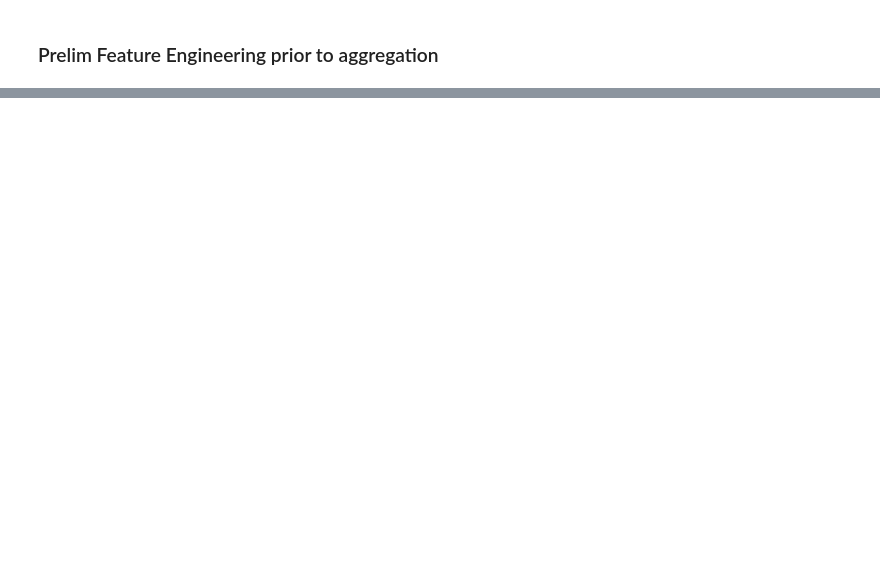
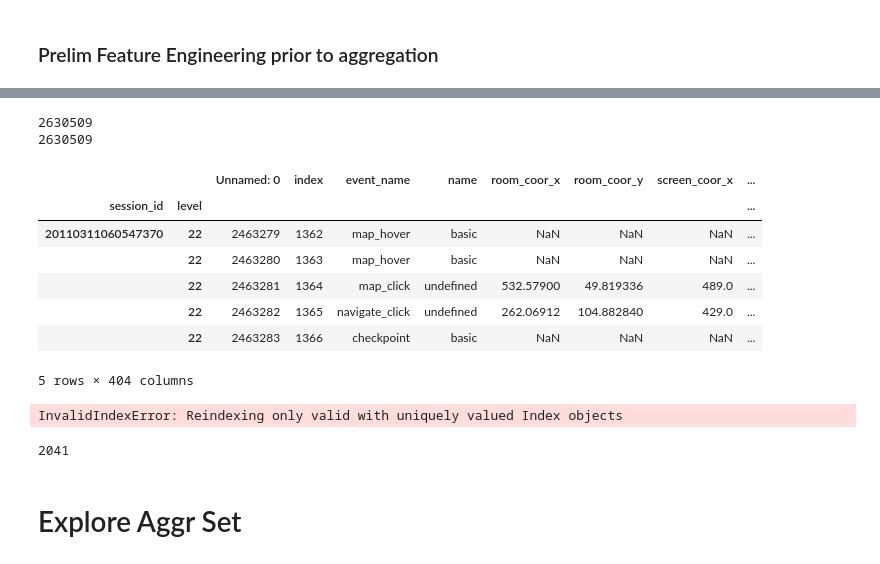
Before and after one commit to derekngoh/kaggle, a Jupyter notebook: predict-student-performance-from-game-play/student_perf1.ipynb, the cells around one changed output, grey strips where cells are left out. Cells and saved outputs as stored; diff of their text form; code cells hidden in the pictures; blank space fills up the shorter version.

```diff
--- a/predict-student-performance-from-game-play/student_perf1.ipynb
+++ b/predict-student-performance-from-game-play/student_perf1.ipynb
@@ -317,0 +313,8 @@ gc.collect()
+# %%
+#pivot additional info
+temp = reduced_combined_set.pivot(columns='addition_info_fr_id', values='level_additionalinfo_sigcount')
+temp2 = pd.concat([reduced_combined_set[['session_id', 'level']], temp], axis=1)
+temp2 = temp2.groupby(['session_id', 'level'])[['session_id', 'level'] + list(pd.Series(list(temp.columns)).explode())].ffill().bfill()
+temp2.drop(['session_id', 'level'], axis=1, inplace=True)
+reduced_combined_set = pd.concat([reduced_combined_set, temp2], axis=1).drop(['addition_info_fr_id','level_additionalinfo_sigcount'], axis=1)
+reduced_combined_set.shape
@@ -317,0 +323,3 @@ gc.collect()
+# %%
+reduced_combined_set.drop('Unnamed: 0', axis=1, inplace=True)
+reduced_combined_set.info(verbose=True)
@@ -317,0 +330,16 @@ gc.collect()
+# %%
+agg_combined_set = reduced_combined_set.groupby(['session_id', 'level']).agg({
+    'elapsed_time': 'max',
+    'hover_duration': 'mean',
+    'room_position_info': 'mean',
+    'room_not_in_sight_count': 'sum',
+    'level_step_count': 'max',
+    'level_elapsed_time': 'max',
+    'full_sess_music': 'mean',
+    'full_sess_hq': 'mean',
+    'full_sess_fullscreen': 'mean',
+    'text_is_question_count': 'sum',
+    'level_group': 'max',
+    'label': 'max'
+})
+agg_combined_set.tail()
@@ -317,0 +356,8 @@ gc.collect()
+# %%
+#merge pivot set
+print(len(reduced_combined_set))
+pivoted_set = reduced_combined_set.set_index(['session_id', 'level']).drop(agg_combined_set.columns, axis=1).drop_duplicates()
+print(len(pivoted_set))
+# %% [output]
+2630509
+2630509
@@ -317,0 +366,22 @@ gc.collect()
+# %%
+pivoted_set.tail()
+# %% [output]
+|  |  | Unnamed: 0 | index | event_name | name | room_coor_x | room_coor_y | screen_coor_x | ... |
+| session_id | level |  |  |  |  |  |  |  | ... |
+| 20110311060547370 | 22 | 2463279 | 1362 | map_hover | basic | NaN | NaN | NaN | ... |
+|  | 22 | 2463280 | 1363 | map_hover | basic | NaN | NaN | NaN | ... |
+|  | 22 | 2463281 | 1364 | map_click | undefined | 532.57900 | 49.819336 | 489.0 | ... |
+|  | 22 | 2463282 | 1365 | navigate_click | undefined | 262.06912 | 104.882840 | 429.0 | ... |
+|  | 22 | 2463283 | 1366 | checkpoint | basic | NaN | NaN | NaN | ... |
+5 rows × 404 columns
+# %%
+full_agg_set = pd.concat([agg_combined_set, pivoted_set], axis=1)
+# %% [output]
+InvalidIndexError: Reindexing only valid with uniquely valued Index objects
+# %%
+import gc
+gc.collect()
+# %% [output]
+2041
+# %% [markdown]
+# Explore Aggr Set
```
Also changed, not shown: parts of 68 cells of this notebook.
